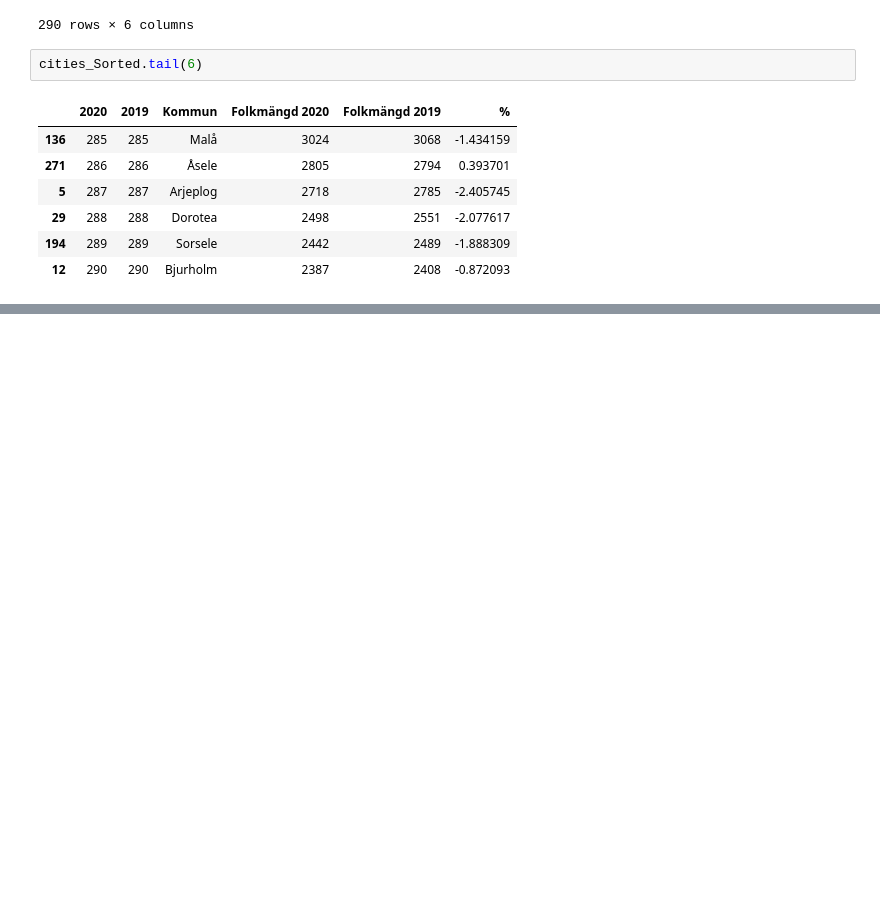
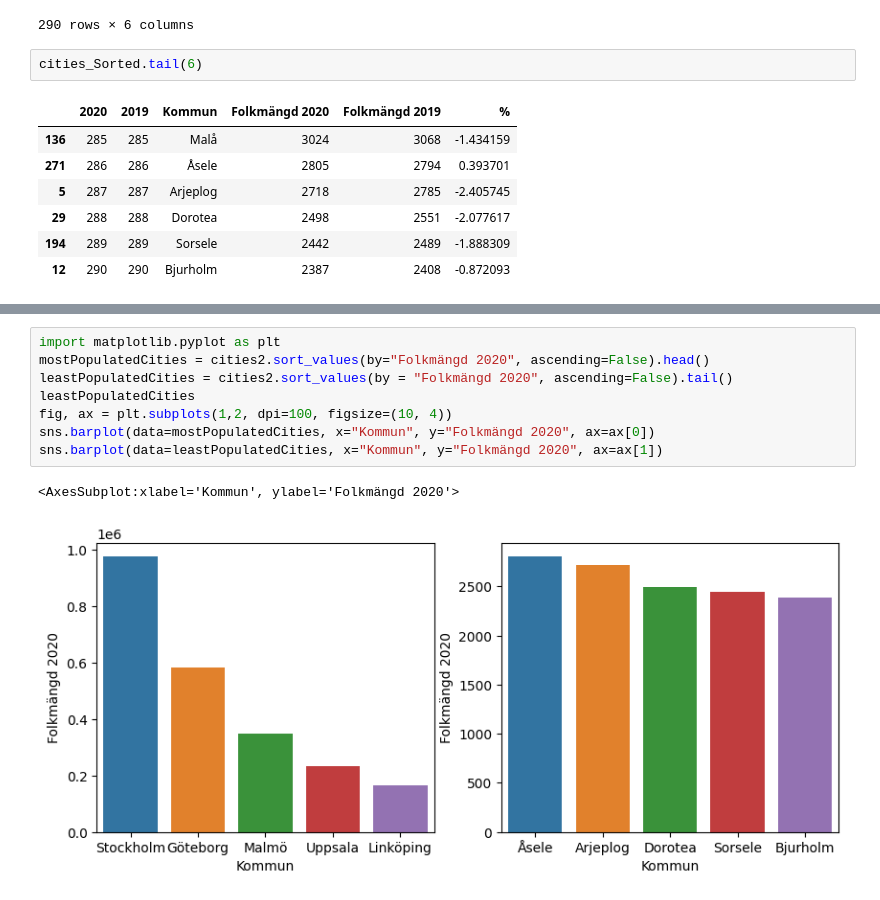
Before and after one commit to FabianAndersson17/Databehandling-Fabian-Andersson, a Jupyter notebook: Exercises/1.0_Pandas_fundementals_exercises.ipynb, the cells around one changed output, grey strips where cells are left out. Drawn from its saved outputs; the diff is of its cells as text; blank space fills up the shorter version.

```diff
--- a/Exercises/1.0_Pandas_fundementals_exercises.ipynb
+++ b/Exercises/1.0_Pandas_fundementals_exercises.ipynb
@@ -119,0 +131,11 @@ TypeError: f() missing 1 required positional argument: 'other'
+# %%
+import matplotlib.pyplot as plt
+mostPopulatedCities = cities2.sort_values(by="Folkmängd 2020", ascending=False).head()
+leastPopulatedCities = cities2.sort_values(by = "Folkmängd 2020", ascending=False).tail()
+leastPopulatedCities
+fig, ax = plt.subplots(1,2, dpi=100, figsize=(10, 4))
+sns.barplot(data=mostPopulatedCities, x="Kommun", y="Folkmängd 2020", ax=ax[0])
+sns.barplot(data=leastPopulatedCities, x="Kommun", y="Folkmängd 2020", ax=ax[1])
+# %% [output]
+<AxesSubplot:xlabel='Kommun', ylabel='Folkmängd 2020'>
+[figure, added]
```
Also changed, not shown: parts of 2 cells of this notebook.
